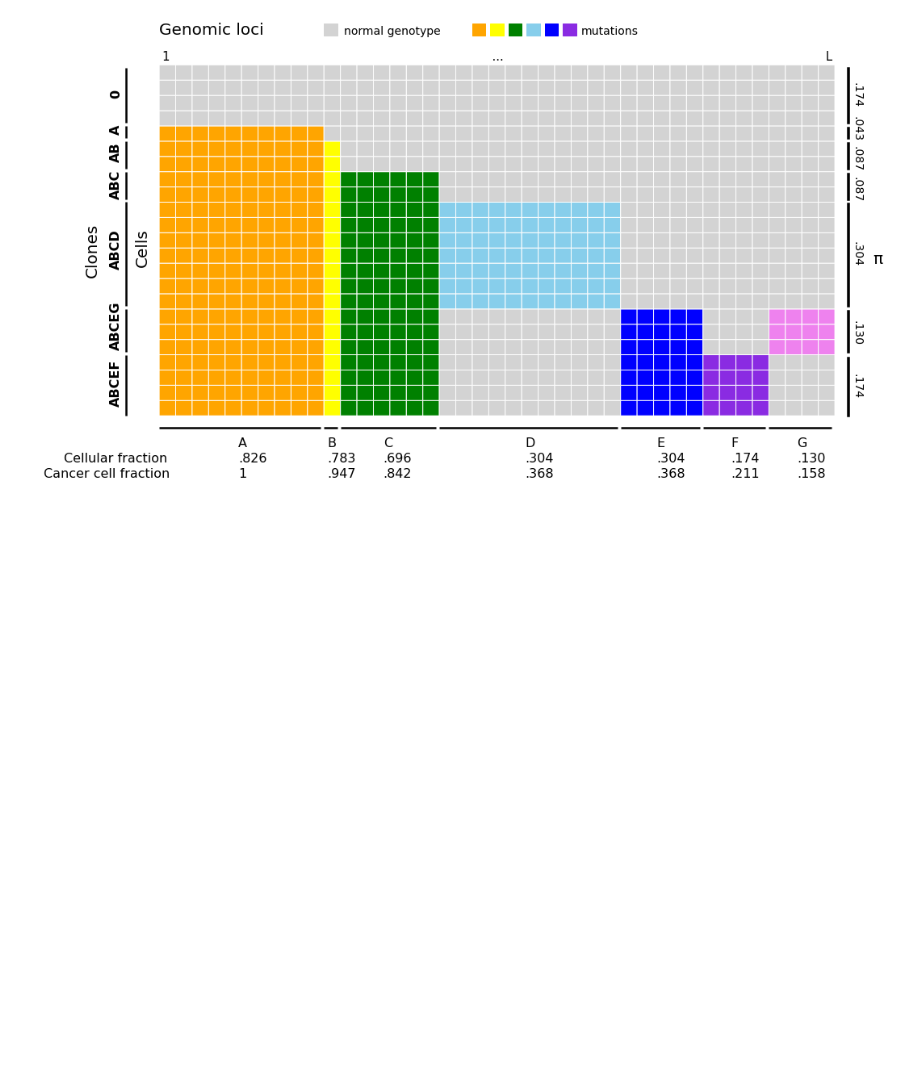
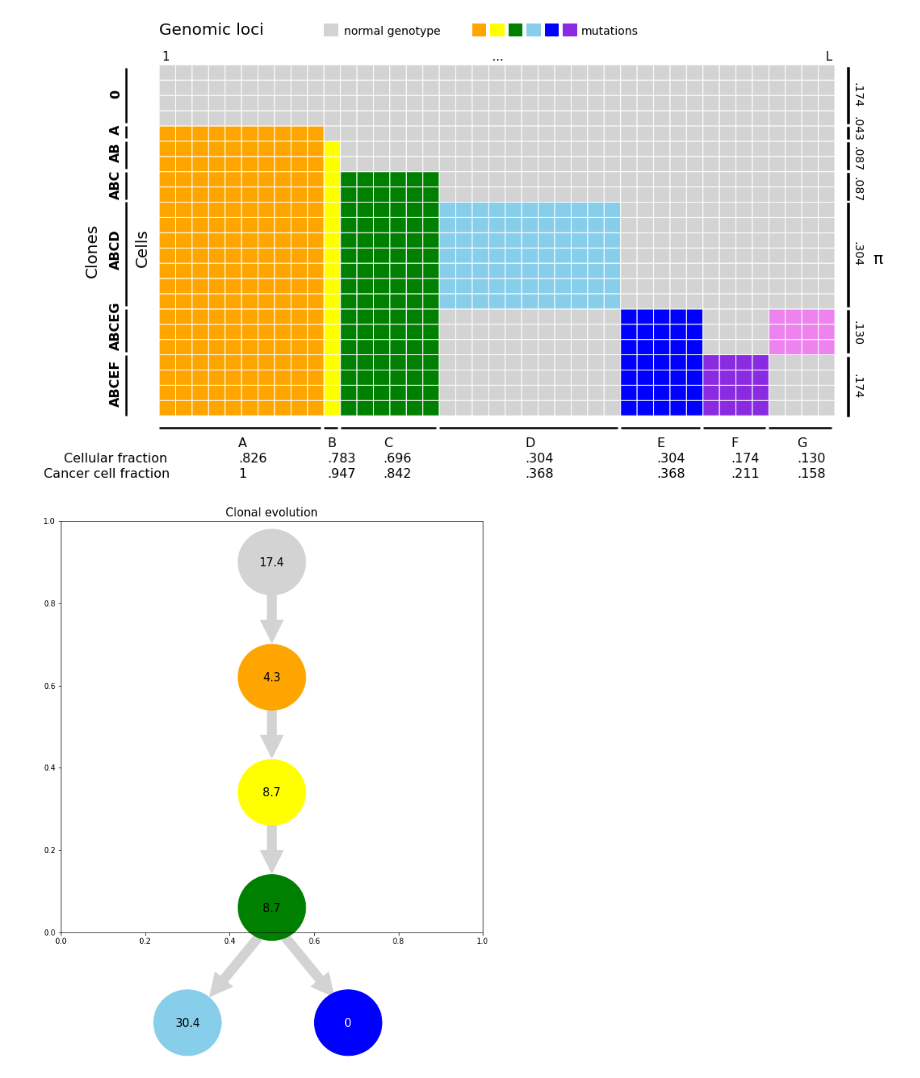
Before and after one commit to TomMakesThings/Cancer-Evolution, a Jupyter notebook: Mutation-Matrix.ipynb, the cells around one changed output. Drawn from its saved outputs; the diff is of its cells as text; code cells hidden in the pictures; blank space fills up the shorter version.

```diff
--- a/Mutation-Matrix.ipynb
+++ b/Mutation-Matrix.ipynb
@@ -217,0 +227,46 @@ plt.show()
+# %%
+fig, ax = plt.subplots(figsize = (10, 10))
+
+# Add plot title
+plt.title("Clonal evolution", fontsize = 15)
+
+plt.text(0.47, 0.89, "17.4", fontsize = 15)
+ax.add_patch(patches.FancyArrowPatch((0.5, 0.85), (0.5, 0.7),
+                                 mutation_scale = 60, color = "lightgrey"))
+ax.add_patch(plt.Circle((0.5, 0.9), 0.08, color = mutation_colours[0],
+                        clip_on = False))
+
+plt.text(0.478, 0.61, "4.3", fontsize = 15)
+ax.add_patch(patches.FancyArrowPatch((0.5, 0.55), (0.5, 0.42),
+                                 mutation_scale = 60, color = "lightgrey"))
+ax.add_patch(plt.Circle((0.5, 0.62), 0.08, color = mutation_colours[1],
+                        clip_on = False))
+
+plt.text(0.478, 0.33, "8.7", fontsize = 15)
+ax.add_patch(patches.FancyArrowPatch((0.5, 0.27), (0.5, 0.14),
+                                 mutation_scale = 60, color = "lightgrey"))
+ax.add_patch(plt.Circle((0.5, 0.34), 0.08, color = mutation_colours[2],
+                        clip_on = False))
+
+# ABC
+plt.text(0.478, 0.05, "8.7", fontsize = 15)
+ax.add_patch(patches.FancyArrowPatch((0.47, -0.01), (0.35, -0.16), clip_on = False,
+                                 mutation_scale = 60, color = "lightgrey"))
+ax.add_patch(patches.FancyArrowPatch((0.53, -0.01), (0.65, -0.16), clip_on = False,
+                                 mutation_scale = 60, color = "lightgrey"))
+ax.add_patch(plt.Circle((0.5, 0.06), 0.08, color = mutation_colours[3],
+                        clip_on = False))
+
+# ABCD
+plt.text(0.271, -0.23, "30.4", fontsize = 15)
+ax.add_patch(plt.Circle((0.3, -0.22), 0.08, color = mutation_colours[4],
+                        clip_on = False))
+
+# ABCE
+plt.text(0.671, -0.23, "0", fontsize = 15, color = "white")
+ax.add_patch(plt.Circle((0.681, -0.22), 0.08, color = mutation_colours[5],
+                        clip_on = False))
+
+plt.show()
+# %% [output]
+[figure, added]
```
Also changed, not shown: parts of 4 cells of this notebook.
